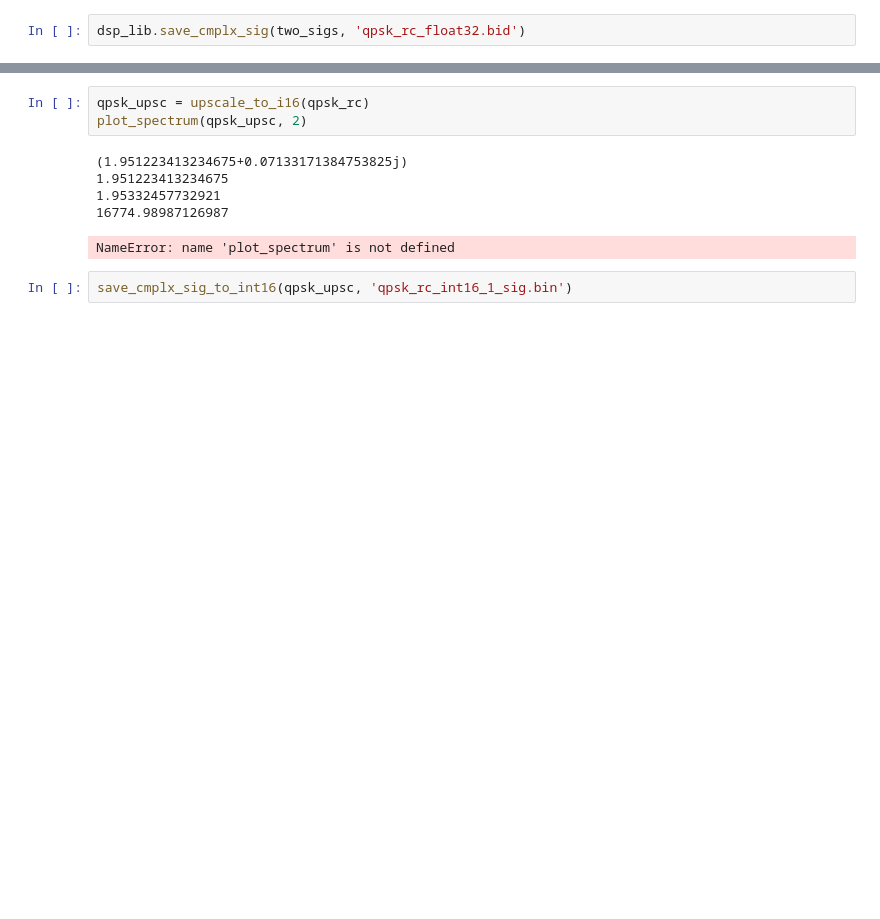
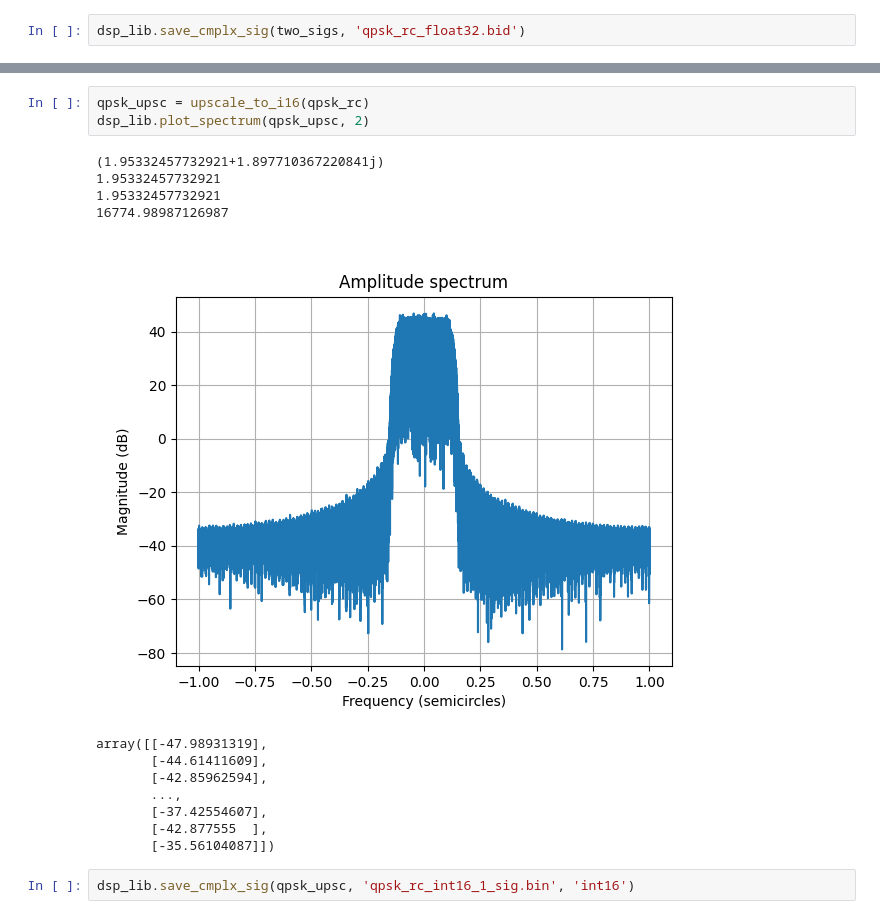
Before and after one commit to incredibleSaint/signal_processing, a Jupyter notebook: generate_cmplx_signal.ipynb, the cells around one changed output, grey strips where cells are left out. Saved outputs shown, nothing was run; the diff lists cells and outputs as text; blank space fills up the shorter version.

```diff
--- a/generate_cmplx_signal.ipynb
+++ b/generate_cmplx_signal.ipynb
@@ -387,11 +405,18 @@ NameError: name 'save_cmplx_sig_to_int16' is not defined
 # %%
 qpsk_upsc = upscale_to_i16(qpsk_rc)
-plot_spectrum(qpsk_upsc, 2)
+dsp_lib.plot_spectrum(qpsk_upsc, 2)
 # %% [output]
-(1.951223413234675+0.07133171384753825j)
-1.951223413234675
+(1.95332457732921+1.897710367220841j)
+1.95332457732921
 1.95332457732921
 16774.98987126987
+[figure, added]
-NameError: name 'plot_spectrum' is not defined
+array([[-47.98931319],
+       [-44.61411609],
+       [-42.85962594],
+       ...,
+       [-37.42554607],
+       [-42.877555  ],
+       [-35.56104087]])
 # %%
-save_cmplx_sig_to_int16(qpsk_upsc, 'qpsk_rc_int16_1_sig.bin')
+dsp_lib.save_cmplx_sig(qpsk_upsc, 'qpsk_rc_int16_1_sig.bin', 'int16')
```
Also changed, not shown: parts of 6 cells of this notebook.
